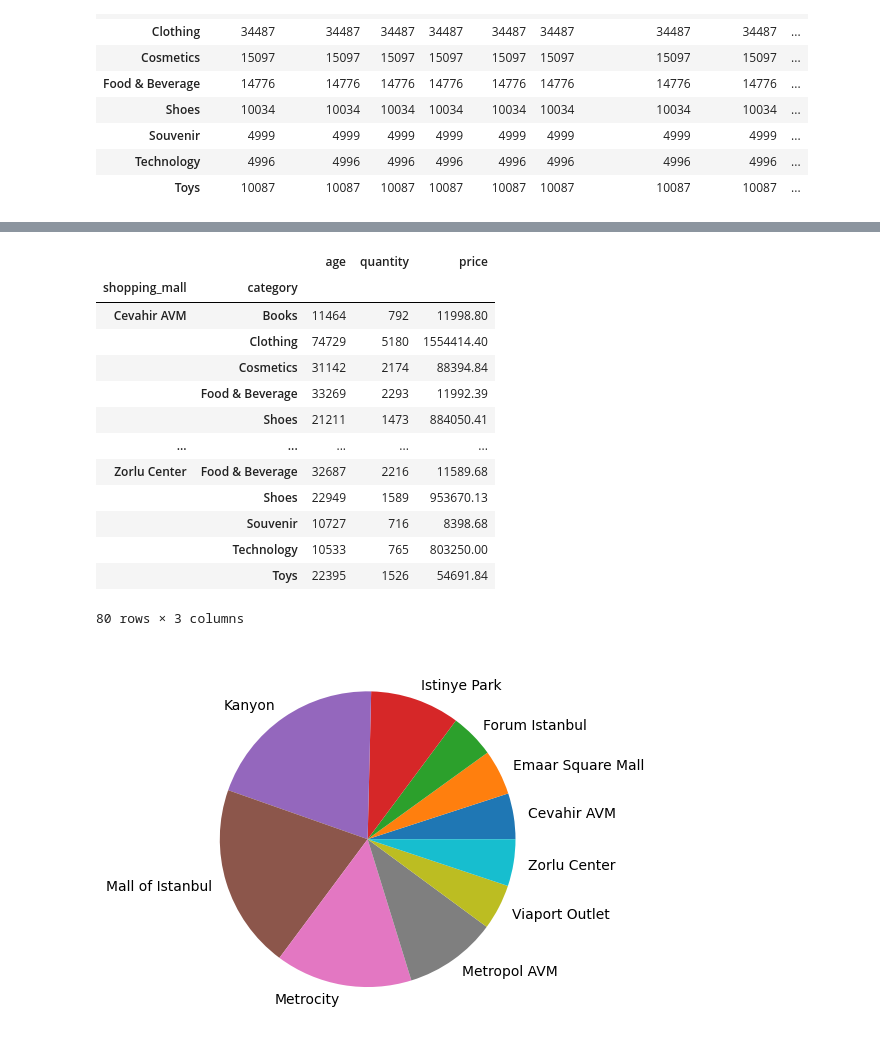
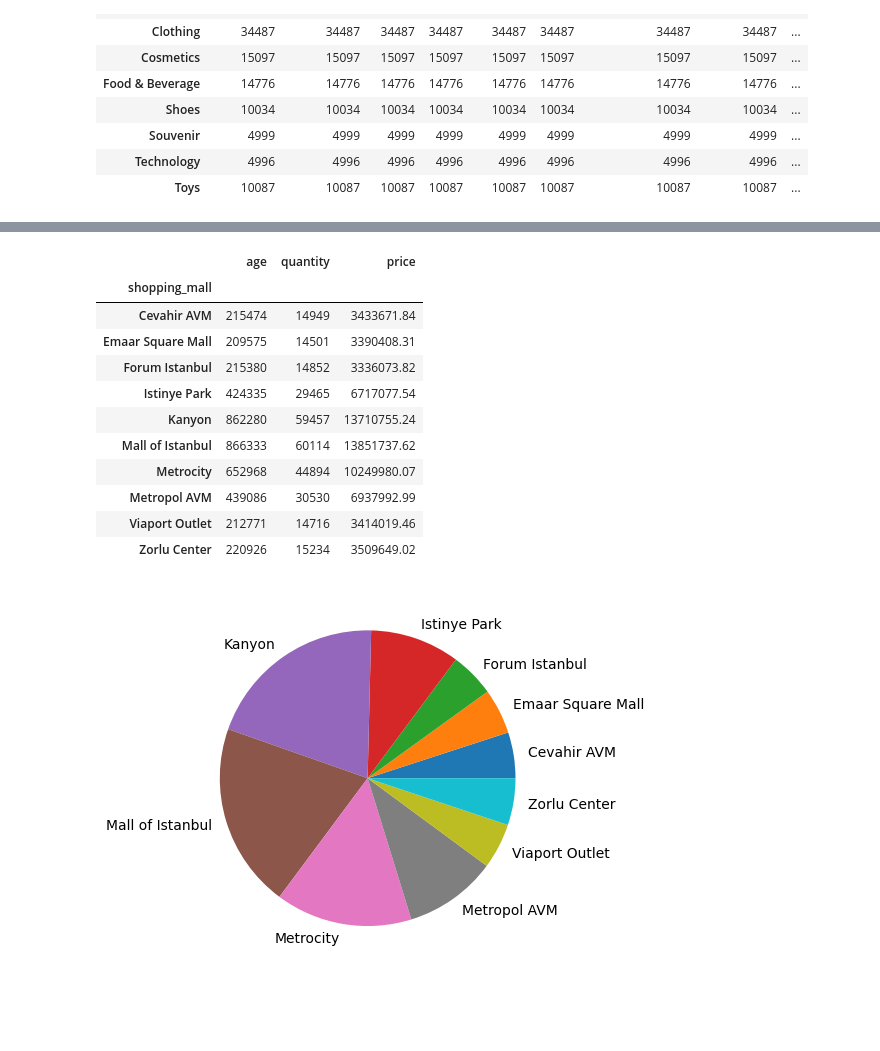
Before and after one commit to tejasjadhav2188/BEAIDS-CODES, a Jupyter notebook: CL1/data modelling and visualization/assignment 6/12. Data_aggregation.ipynb, the cells around one changed output, grey strips where cells are left out. Drawn from its saved outputs; the diff is of its cells as text; code cells hidden in the pictures; blank space fills up the shorter version.

```diff
--- a/CL1/data modelling and visualization/assignment 6/12. Data_aggregation.ipynb
+++ b/CL1/data modelling and visualization/assignment 6/12. Data_aggregation.ipynb
@@ -81,18 +85,18 @@ df['category'].sort_values(by = "price", ascending = False)
 # %%
 # to get total sales for each combination of branch and product_category
-df.groupby(["shopping_mall", "category"]).sum()
+top_N_performing_branches =df.groupby(["shopping_mall", "category"]).sum()
+top_N_performing_branches = df.groupby("shopping_mall").sum()
+top_N_performing_branches
 # %% [output]
-|  |  | age | quantity | price |
-| shopping_mall | category |  |  |  |
-| Cevahir AVM | Books | 11464 | 792 | 11998.80 |
-|  | Clothing | 74729 | 5180 | 1554414.40 |
-|  | Cosmetics | 31142 | 2174 | 88394.84 |
-|  | Food & Beverage | 33269 | 2293 | 11992.39 |
-|  | Shoes | 21211 | 1473 | 884050.41 |
-| ... | ... | ... | ... | ... |
-| Zorlu Center | Food & Beverage | 32687 | 2216 | 11589.68 |
-|  | Shoes | 22949 | 1589 | 953670.13 |
-|  | Souvenir | 10727 | 716 | 8398.68 |
-|  | Technology | 10533 | 765 | 803250.00 |
-|  | Toys | 22395 | 1526 | 54691.84 |
+|  | age | quantity | price |
+| shopping_mall |  |  |  |
+| Cevahir AVM | 215474 | 14949 | 3433671.84 |
+| Emaar Square Mall | 209575 | 14501 | 3390408.31 |
+| Forum Istanbul | 215380 | 14852 | 3336073.82 |
+| Istinye Park | 424335 | 29465 | 6717077.54 |
+| Kanyon | 862280 | 59457 | 13710755.24 |
+| Mall of Istanbul | 866333 | 60114 | 13851737.62 |
+| Metrocity | 652968 | 44894 | 10249980.07 |
+| Metropol AVM | 439086 | 30530 | 6937992.99 |
+| Viaport Outlet | 212771 | 14716 | 3414019.46 |
+| Zorlu Center | 220926 | 15234 | 3509649.02 |
-80 rows × 3 columns
```
Also changed, not shown: parts of 6 cells of this notebook.
